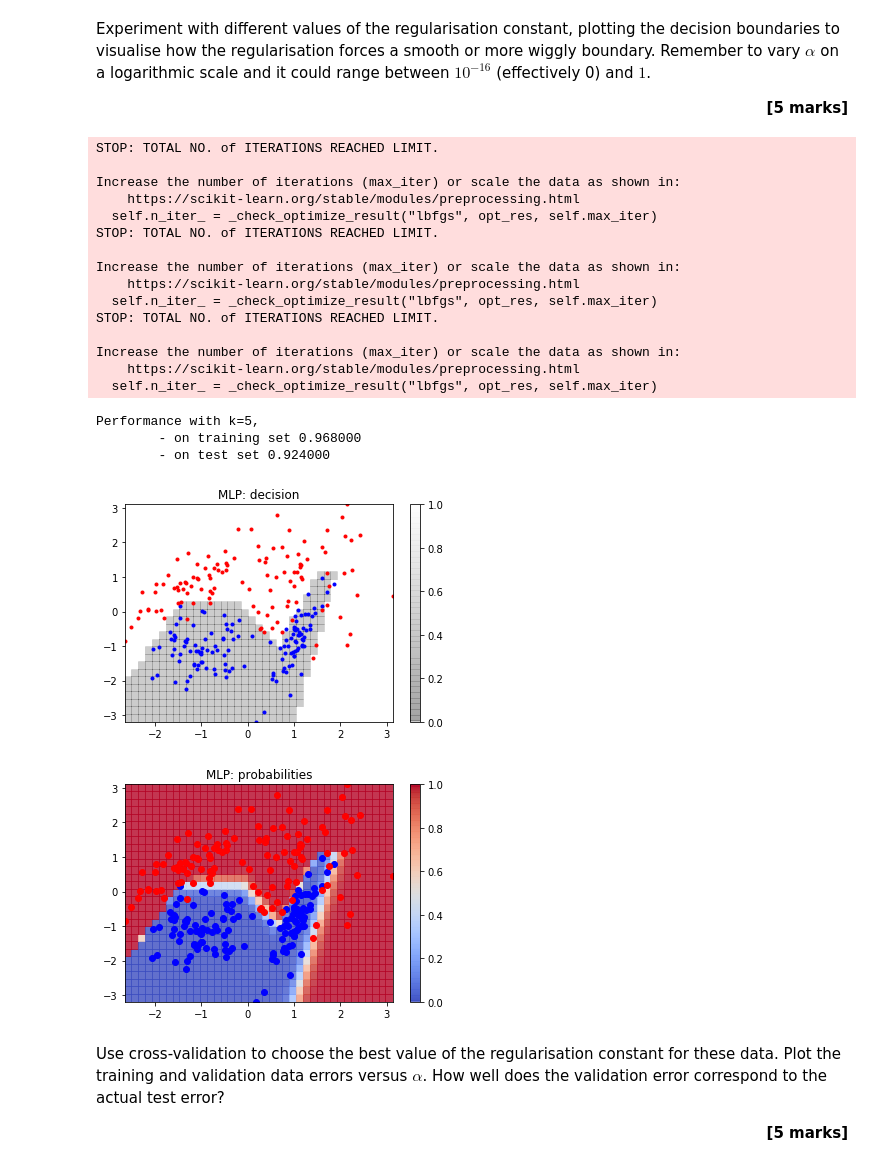
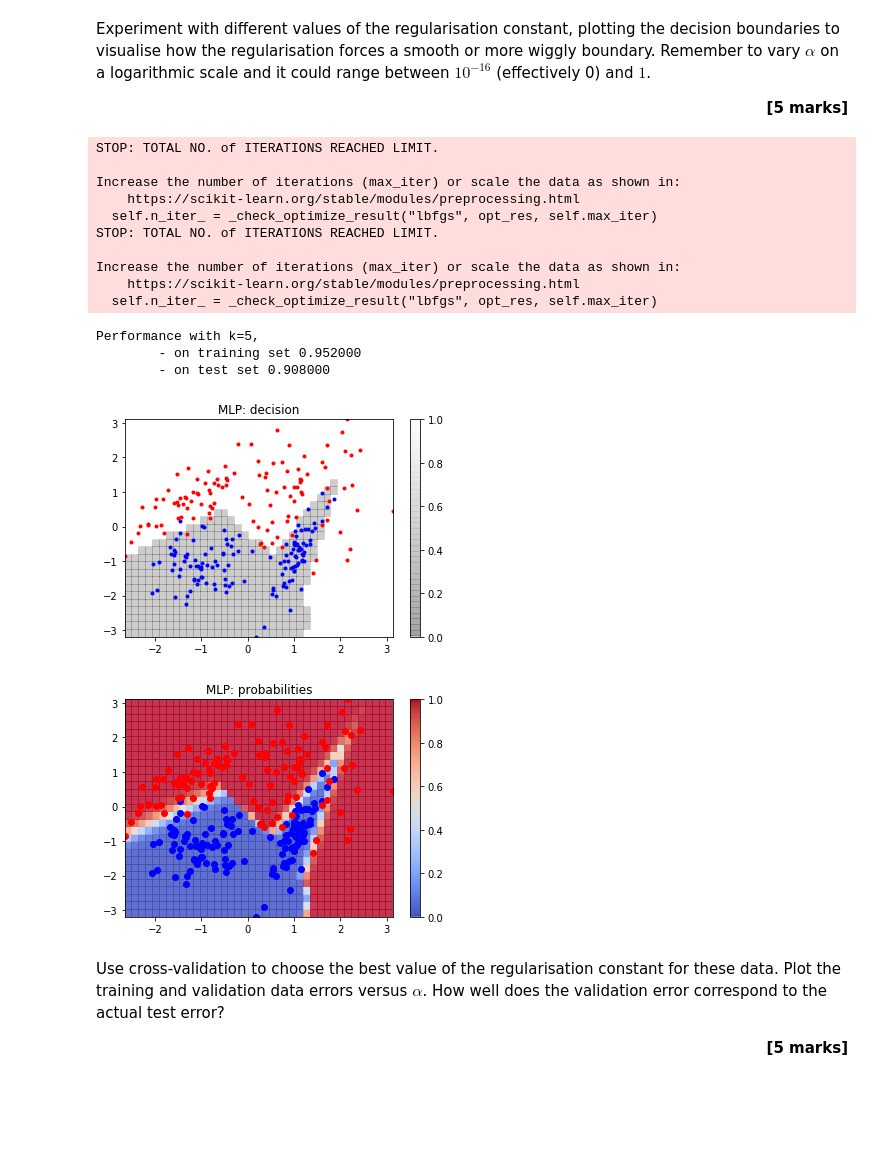
Before and after one commit to Hamza1122/DL-Assignment, a Jupyter notebook: ECMM422_CA1_Classifiers_2020_(1).ipynb, the cells around one changed output. Saved outputs shown, nothing was run; the diff lists cells and outputs as text; code cells hidden in the pictures; blank space fills up the shorter version.

```diff
--- a/ECMM422_CA1_Classifiers_2020_(1).ipynb
+++ b/ECMM422_CA1_Classifiers_2020_(1).ipynb
@@ -305,45 +310,40 @@ Experiment with different values of the regularisation constant, plotting the de
 
 <div style="text-align: right"><b>[5 marks]</b></div>
 # %%
-alphas = np.logspace(-5,1,10)
+alphas = np.logspace(-16,1,10)
 
 #This array contains different reguralisation values
 array=np.array(alphas)
 # because initialisation is random, we train 10 times and take the best model (according to *training* error)
 Ebest = np.Inf
 for n in array:
 
     mlp = MLPClassifier(solver='lbfgs', alpha=n, hidden_layer_sizes=(5,))
     mlp.fit(Xtr, ttr)
     if mlp.loss_ < Ebest:
         mlpbest = mlp
         Ebest = mlp.loss_
 mlp = mlpbest
 plot_decision_regions(X=Xtr, t=ttr, model=mlp, label='MLP', show_decision=True, show_probabilities=True)
 Ste = mlp.score(Xte, tte)
 Str = mlp.score(Xtr, ttr)
 print('Performance with k=%i,\n\t- on training set %f \n\t- on test set %f' % (k, Str, Ste))
 # %% [output]
 STOP: TOTAL NO. of ITERATIONS REACHED LIMIT.
 
 Increase the number of iterations (max_iter) or scale the data as shown in:
     https://scikit-learn.org/stable/modules/preprocessing.html
   self.n_iter_ = _check_optimize_result("lbfgs", opt_res, self.max_iter)
 STOP: TOTAL NO. of ITERATIONS REACHED LIMIT.
 
 Increase the number of iterations (max_iter) or scale the data as shown in:
     https://scikit-learn.org/stable/modules/preprocessing.html
   self.n_iter_ = _check_optimize_result("lbfgs", opt_res, self.max_iter)
-STOP: TOTAL NO. of ITERATIONS REACHED LIMIT.
-
-Increase the number of iterations (max_iter) or scale the data as shown in:
-    https://scikit-learn.org/stable/modules/preprocessing.html
-  self.n_iter_ = _check_optimize_result("lbfgs", opt_res, self.max_iter)
 Performance with k=5,
-        - on training set 0.968000
-        - on test set 0.924000
+        - on training set 0.952000
+        - on test set 0.908000
-[figure, old version]
+[figure, new version]
-[figure, old version]
+[figure, new version]
 # %% [markdown]
 Use cross-validation to choose the best value of the regularisation constant for these data.   Plot the training and validation data errors versus $\alpha$.  How well does the validation error correspond to the actual test error?
 
```
Also changed, not shown: parts of 7 cells of this notebook.
